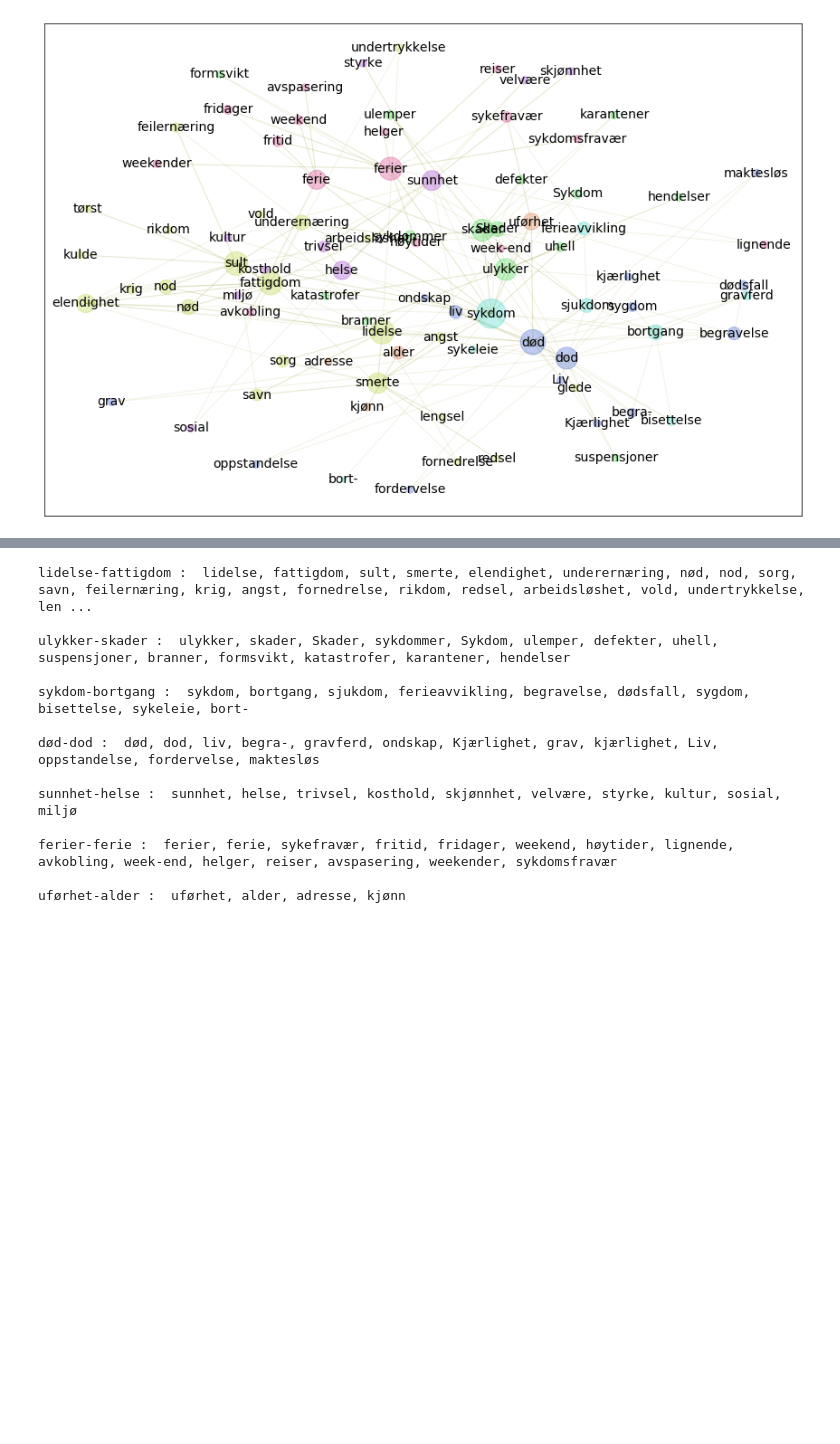
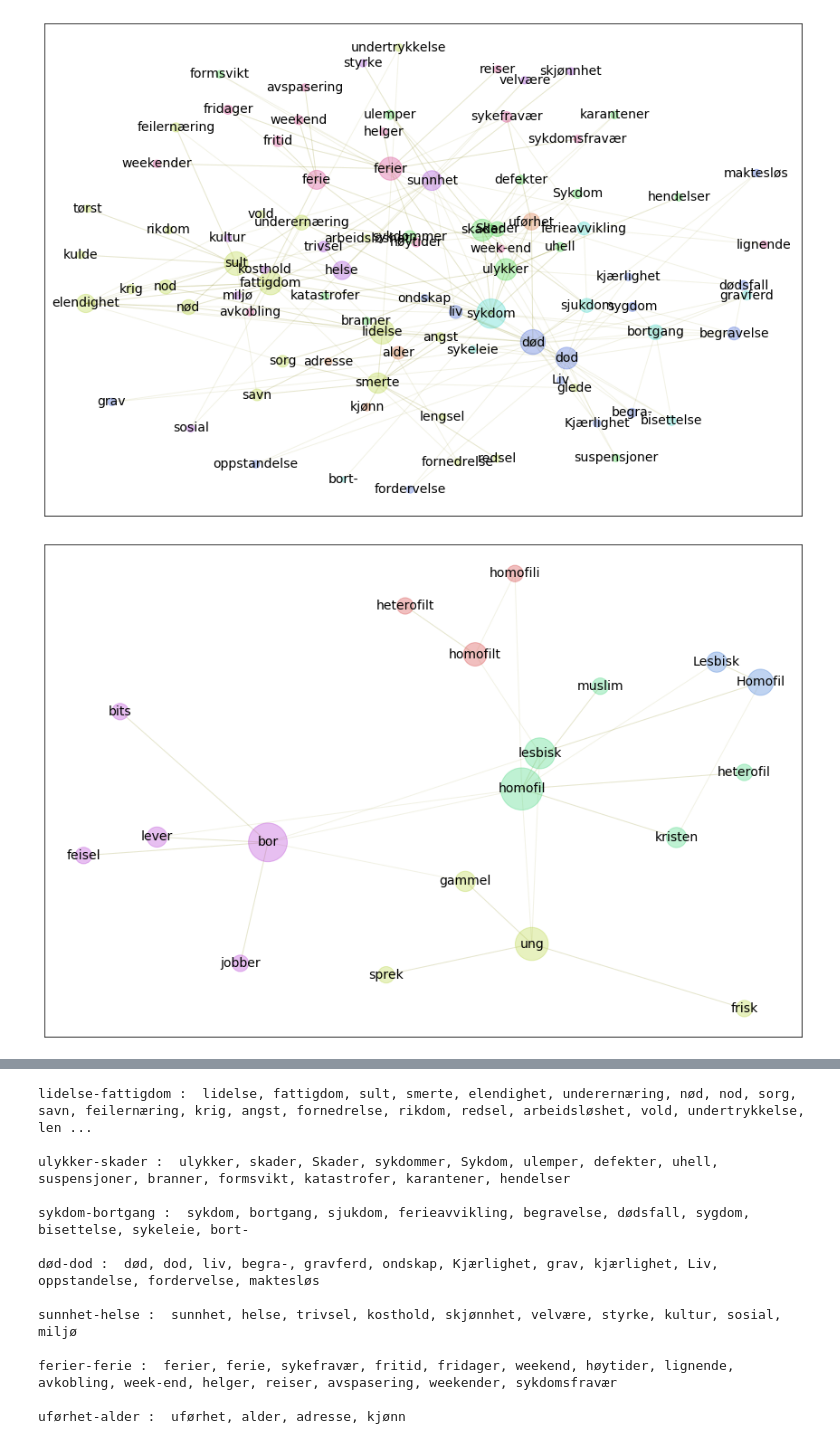
Before and after one commit to Yoonsen/HeCore, a Jupyter notebook: collocations-hecore.ipynb, the cells around one changed output, grey strips where cells are left out. Saved outputs shown, nothing was run; the diff lists cells and outputs as text; code cells hidden in the pictures; blank space fills up the shorter version.

```diff
--- a/collocations-hecore.ipynb
+++ b/collocations-hecore.ipynb
@@ -408,3 +452,9 @@ sosialstyret-sosialsjef :  sosialstyret, sosialsjef, sosialfag, helse-, sosialse
 gnl.show_graph(sykdom, spread=1.8, fontsize=14)
 # %% [output]
 [figure]
+# %%
+lesbe = nb.make_graph('lesbisk', cutoff=18)
+# %%
+gnl.show_graph(lesbe, spread=1.8, fontsize=14)
+# %% [output]
+[figure, added]
```
Also changed, not shown: parts of 8 cells of this notebook.
